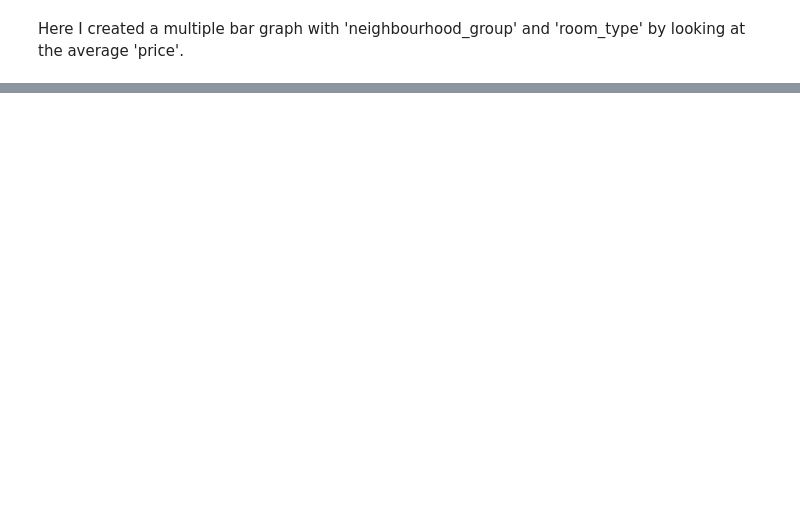
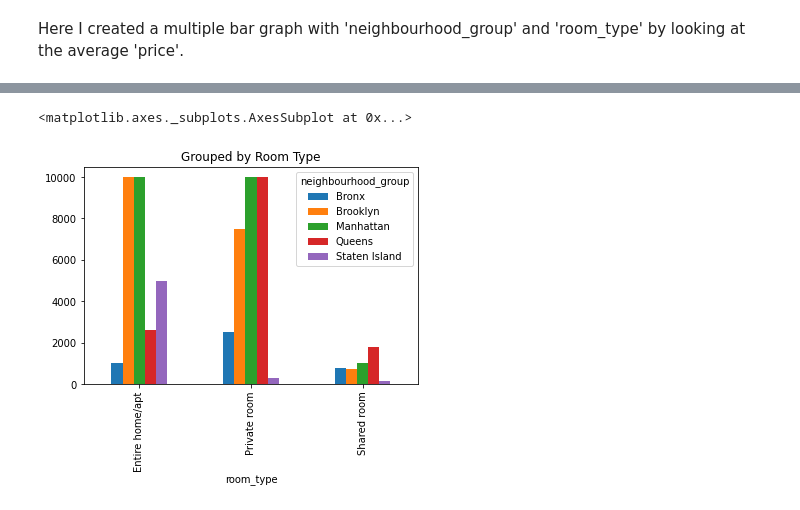
Before and after one commit to subshr4/subshr4, a Jupyter notebook: quiz24.ipynb, the cells around one changed output, grey strips where cells are left out. Drawn from its saved outputs; the diff is of its cells as text; code cells hidden in the pictures; blank space fills up the shorter version.

```diff
--- a/quiz24.ipynb
+++ b/quiz24.ipynb
@@ -45,0 +47,13 @@ df.groupby('room_type').agg('mean').plot(kind = 'bar',stacked = True)
+# %%
+df_pivot = pa.pivot_table(
+    df,
+    values="price",
+    index="room_type",
+    columns="neighbourhood_group",
+    aggfunc=max
+)
+
+df_pivot.plot.bar(title = 'Grouped by Room Type')
+# %% [output]
+<matplotlib.axes._subplots.AxesSubplot at 0x...>
+[figure, added]
```
Also changed, not shown: parts of 7 cells of this notebook.
